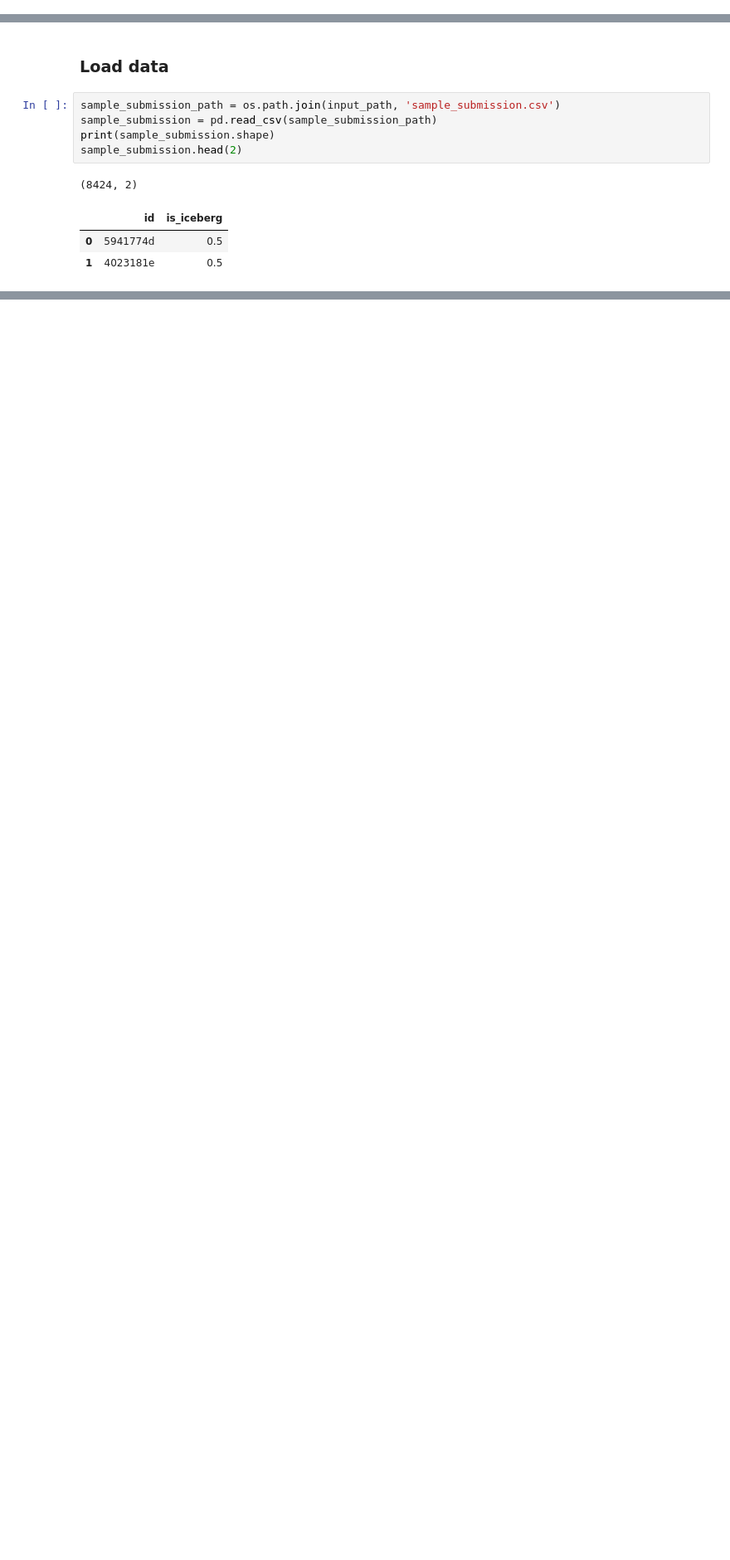
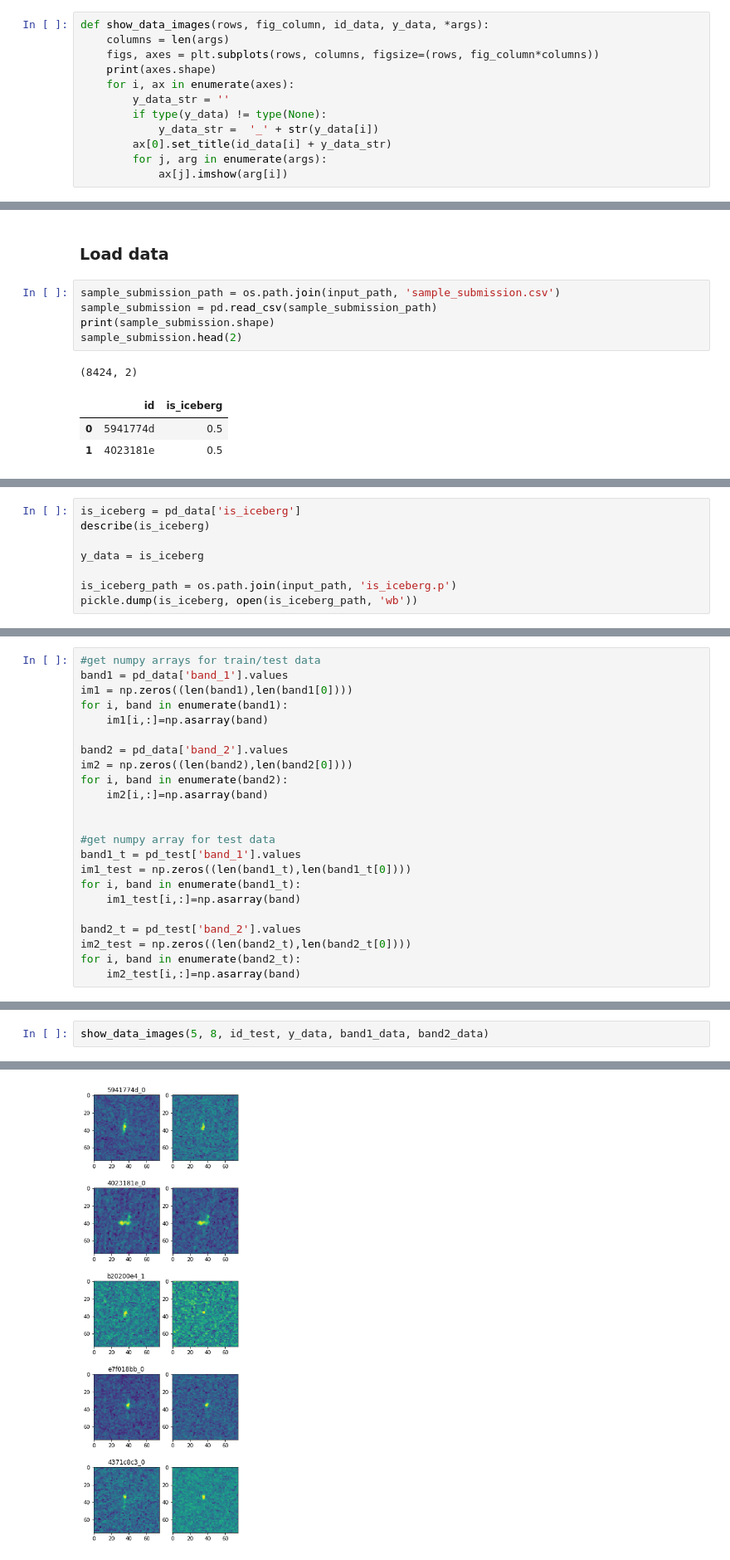
Before and after one commit to StudyExchange/Kaggle, a Jupyter notebook: statoil-iceberg-classifier-challenge/Image_Proccess.ipynb, the cells around one changed output, grey strips where cells are left out. Shown: that part at 83% size. Saved outputs shown, nothing was run; the diff lists cells and outputs as text; blank space fills up the shorter version.

Commit message:
[se] statoil-iceberg-classifier-challenge, clean up code

```diff
--- a/statoil-iceberg-classifier-challenge/Image_Proccess.ipynb
+++ b/statoil-iceberg-classifier-challenge/Image_Proccess.ipynb
@@ -71,0 +63,12 @@ output_path: D:\Kaggle\Statoil_C_CORE_Iceberg_Classifier_Challenge\output
+# %%
+def show_data_images(rows, fig_column, id_data, y_data, *args):
+    columns = len(args)
+    figs, axes = plt.subplots(rows, columns, figsize=(rows, fig_column*columns))
+    print(axes.shape)
+    for i, ax in enumerate(axes):
+        y_data_str = ''
+        if type(y_data) != type(None):
+            y_data_str =  '_' + str(y_data[i])
+        ax[0].set_title(id_data[i] + y_data_str)
+        for j, arg in enumerate(args):
+            ax[j].imshow(arg[i])
@@ -651,0 +122,8 @@ Done!
+# %%
+is_iceberg = pd_data['is_iceberg']
+describe(is_iceberg)
+
+y_data = is_iceberg
+
+is_iceberg_path = os.path.join(input_path, 'is_iceberg.p')
+pickle.dump(is_iceberg, open(is_iceberg_path, 'wb'))
@@ -651,0 +147,23 @@ Done!
+# %%
+#get numpy arrays for train/test data
+band1 = pd_data['band_1'].values
+im1 = np.zeros((len(band1),len(band1[0])))
+for i, band in enumerate(band1):
+    im1[i,:]=np.asarray(band)
+
+band2 = pd_data['band_2'].values
+im2 = np.zeros((len(band2),len(band2[0])))
+for i, band in enumerate(band2):
+    im2[i,:]=np.asarray(band)
+
+
+#get numpy array for test data
+band1_t = pd_test['band_1'].values
+im1_test = np.zeros((len(band1_t),len(band1_t[0])))
+for i, band in enumerate(band1_t):
+    im1_test[i,:]=np.asarray(band)
+
+band2_t = pd_test['band_2'].values
+im2_test = np.zeros((len(band2_t),len(band2_t[0])))
+for i, band in enumerate(band2_t):
+    im2_test[i,:]=np.asarray(band)
@@ -651,0 +198,3 @@ Done!
+# %%
+show_data_images(5, 8, id_test, y_data, band1_data, band2_data)
+# %% [output]
@@ -651,0 +202 @@ Done!
+[figure, added]
```
Also changed, not shown: parts of 52 cells of this notebook, 4 other files.
